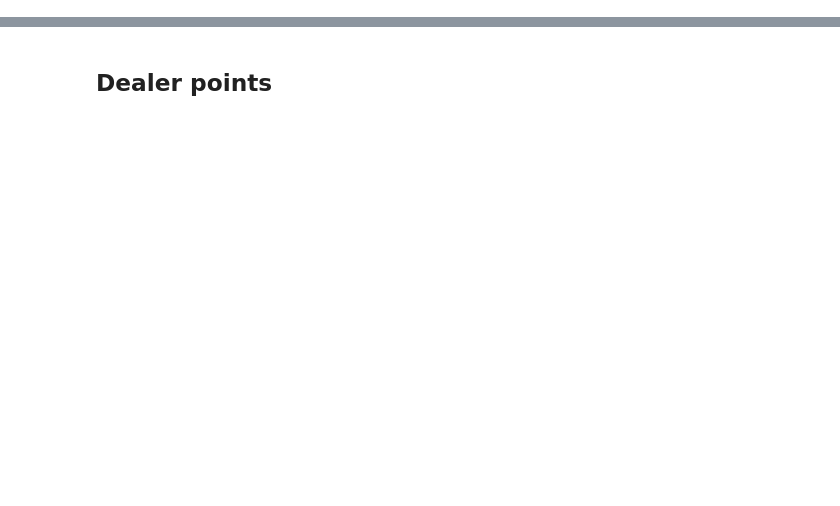
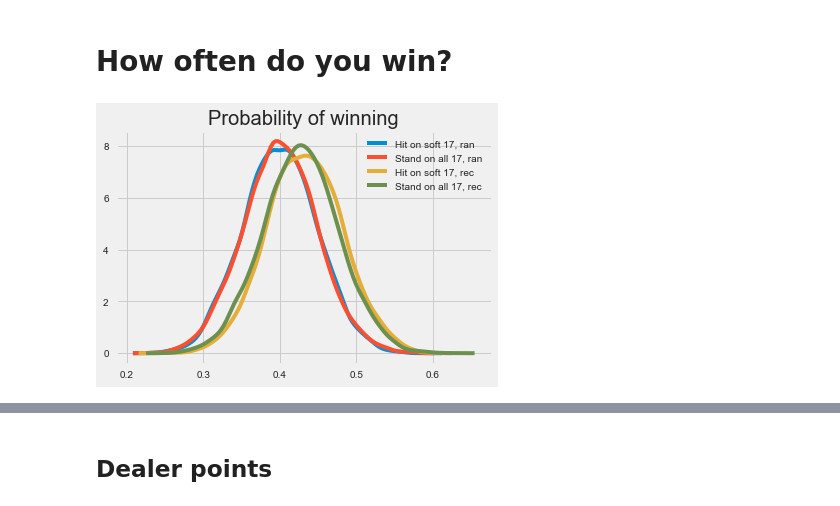
Before and after one commit to jocelyn-ong/data-science-projects, a Jupyter notebook: others/blackjack/analysis.ipynb, the cells around one changed output, grey strips where cells are left out. Saved outputs shown, nothing was run; the diff lists cells and outputs as text; code cells hidden in the pictures; blank space fills up the shorter version.

```diff
--- a/others/blackjack/analysis.ipynb
+++ b/others/blackjack/analysis.ipynb
@@ -22,0 +78,23 @@ df.head()
+# %% [markdown]
+# How often do you win?
+# %%
+def get_win_p(data, num_games=100, soft=0, strategy=0):
+    games = data.copy()
+    games = games[games.soft_17==soft]
+    games = games[games.strategy==strategy]
+    games = games.p_win
+    out = np.random.choice(games, size=num_games)
+    return sum(out)/num_games
+# %%
+soft_random = [get_win_p(df, soft=1) for _ in range(10000)]
+ns_random = [get_win_p(df) for _ in range(10000)]
+soft_rec = [get_win_p(df, soft=1, strategy=1) for _ in range(10000)]
+ns_rec = [get_win_p(df, strategy=1) for _ in range(10000)]
+# %%
+sns.distplot(soft_random, hist=False, label="Hit on soft 17, ran");
+sns.distplot(ns_random, hist=False, label="Stand on all 17, ran");
+sns.distplot(soft_rec, hist=False, label="Hit on soft 17, rec");
+sns.distplot(ns_rec, hist=False, label="Stand on all 17, rec");
+plt.title("Probability of winning");
+# %% [output]
+[figure, added]
```
Also changed, not shown: parts of 58 cells of this notebook, 3 other files.
